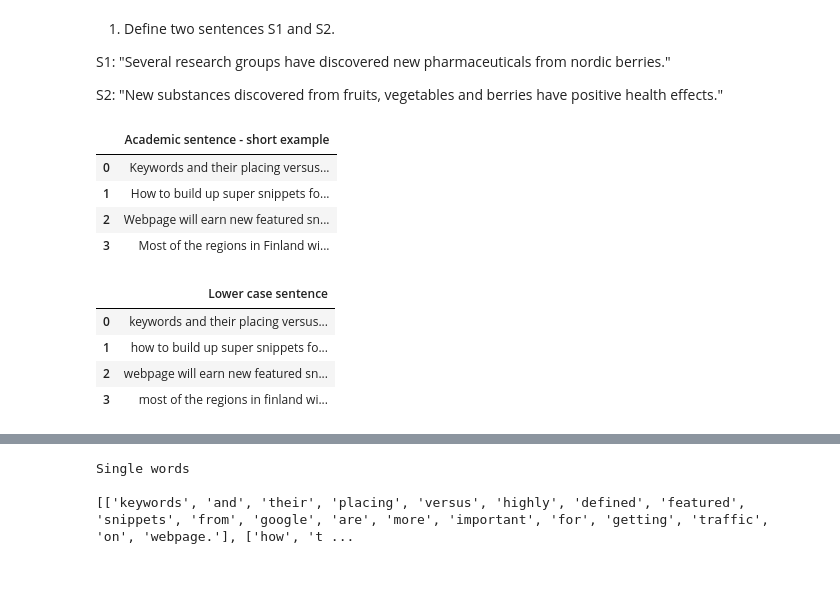
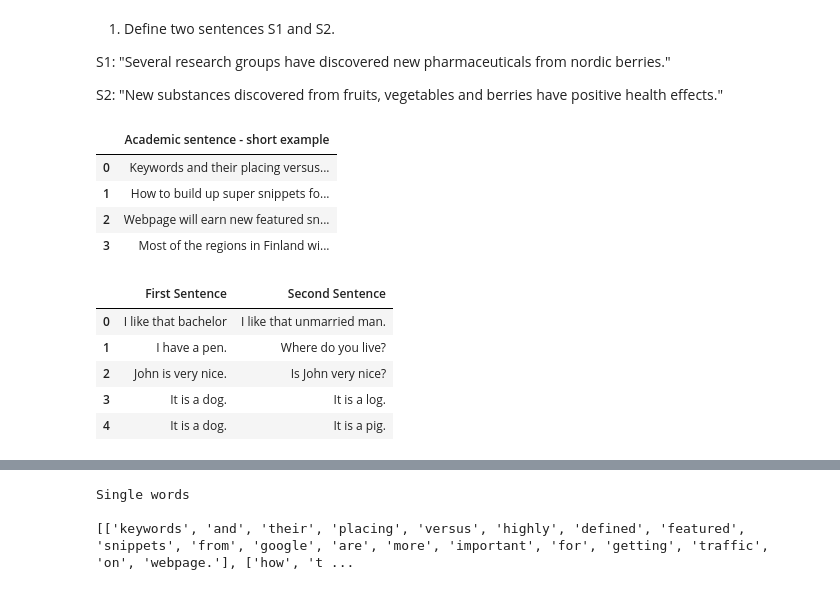
Before and after one commit to gunjanchandra280395/NLP-Project, a Jupyter notebook: Sentences similarity project.ipynb, the cells around one changed output, grey strips where cells are left out. Cells and saved outputs as stored; diff of their text form; code cells hidden in the pictures.

```diff
--- a/Sentences similarity project.ipynb
+++ b/Sentences similarity project.ipynb
@@ -22,15 +22,28 @@ import pandas as pd
 import re
 import sys
 import numpy
+import wikipedia
+import urllib.request
 numpy.set_printoptions(threshold=sys.maxsize)
 
-pd.set_option('display.max_columns', None)      # or 1000
-pd.set_option('display.max_rows', None)         # or 1000
+pd.set_option('display.max_columns', 20)      # or 1000
+pd.set_option('display.max_rows', 20)         # or 1000
 pd.set_option('display.max_colwidth', -1)       # or 199
 
 
 
 # snippets / sentences examples ##########
+
+listOfSentencePairs = [["I like that bachelor","I like that unmarried man."],
+                        ["I have a pen.","Where do you live?"],
+                        ["John is very nice.","Is John very nice?"],
+                        ["It is a dog.","It is a log."],
+                        ["It is a dog.","It is a pig."],
+                        ["It is a dog.","That must be your dog."],
+                        ["Canis familiaris are animals.","Dogs are common pets."],
+                        ["I have a hammer.","Take some nails."],
+                        ["I have a hammer.","Take some apples."]]
+
 
 document_0 = "Keywords and their placing versus highly defined featured snippets from Google are more important for getting traffic on webpage."
 document_1 = "How to build up super snippets for new web content?"
@@ -43,43 +56,94 @@ data_all = pd.DataFrame(all_documents)
 data_all.columns = ['Academic sentence - short example']
 display(data_all.head())
 
-low_documents = []
-for document in all_documents:
-    low_documents.append(document.lower())
+# compare the first porter document to the rest in the porter docs list
+def getListOfSentencePairs (listOfSentencePairs):
+    printableSentencesList = []
+    i = 1
+    for sentencePair in listOfSentencePairs:
+        data =  [sentencePair[0], sentencePair[1]]
+        printableSentencesList.append(data)
+    return printableSentencesList
 
-data_low = pd.DataFrame(low_documents)
-data_low.columns = ['Lower case sentence']
+pairs = getListOfSentencePairs(listOfSentencePairs)
+df = pd.DataFrame(pairs,columns=['First Sentence','Second Sentence'])
+display(df.head())
+
+def convertToLower (listOfSentences):
+    low_documents = []
+    for sentencePair in listOfSentences:
+        low_sentence = []
+        for sentence in sentencePair:
+            low_sentence.append(sentence.lower())
+        low_documents.append(low_sentence)
+    return low_documents
+
+convertedToLow = convertToLower(pairs)
+lowpairs = getListOfSentencePairs(convertedToLow)
+data_low = pd.DataFrame(lowpairs)
+data_low.columns = ['1st Lower case sentence', '2nd Lower case sentence']
 display(data_low.head())
 
 # tokenization by split # Sentences Tokenized into Words - split by whitespace
 
+def tokenizeSentences (sentencePairs):
+    tokenizedList = []
+    for sentencePair in sentencePairs:
+        tokenizedPair = []
+        for sentence in sentencePair:
+            tokenizedPair.append(sentence.split())
+        tokenizedList.append(tokenizedPair)
+    return tokenizedList
+
+tokenizedSentencePairs = tokenizeSentences(lowpairs)
+
 sentences_documents = []
-#document_counter = 0
+document_counter = 0
 for document in low_documents:
     sentences_documents.append(document.split())
+
+
+printable = []
+for tokenizedPair in tokenizedSentencePairs:
+    printablePair = []
+    for ts in tokenizedPair:
+        tsAsString = ''
+        for idx1, aWord1 in enumerate(ts):
+            if idx1 == len(sentence1) - 1:
+                tsAsString = tsAsString + aWord1
+            else:
+                str1 = aWord1 + ', '
+                tsAsString = tsAsString + str1
+        printablePair.append(tsAsString)
+    printable.append(printablePair)
+
+tokenizedWithComma = pd.DataFrame(printable)
+tokenizedWithComma.columns = ['1st sentence tokenized - comma separated', '2nd sentence tokenized - comma separated']
+display(tokenizedWithComma.head())
 
 printableList1 = []
 for sentence1 in sentences_documents:
     sentence1AsString = ''
     for idx1, aWord1 in enumerate(sentence1):
         if idx1 == len(sentence1) - 1:
             sentence1AsString = sentence1AsString + aWord1
         else:
             str1 = aWord1 + ', '
             sentence1AsString = sentence1AsString + str1
     printableList1.append(sentence1AsString)
 
 data_sentences1 = pd.DataFrame(printableList1)
 data_sentences1.columns = ['Sentence tokenized into words   - string form and comma separated for display']
 display(data_sentences1.head())
 # %% [output]
 |  | Academic sentence - short example |
 | 0 | Keywords and their placing versus... |
 | 1 | How to build up super snippets fo... |
 | 2 | Webpage will earn new featured sn... |
 | 3 | Most of the regions in Finland wi... |
-|  | Lower case sentence |
-| 0 | keywords and their placing versus... |
-| 1 | how to build up super snippets fo... |
-| 2 | webpage will earn new featured sn... |
-| 3 | most of the regions in finland wi... |
+|  | First Sentence | Second Sentence |
+| 0 | I like that bachelor | I like that unmarried man. |
+| 1 | I have a pen. | Where do you live? |
+| 2 | John is very nice. | Is John very nice? |
+| 3 | It is a dog. | It is a log. |
+| 4 | It is a dog. | It is a pig. |
```
Also changed, not shown: parts of 6 cells of this notebook.
